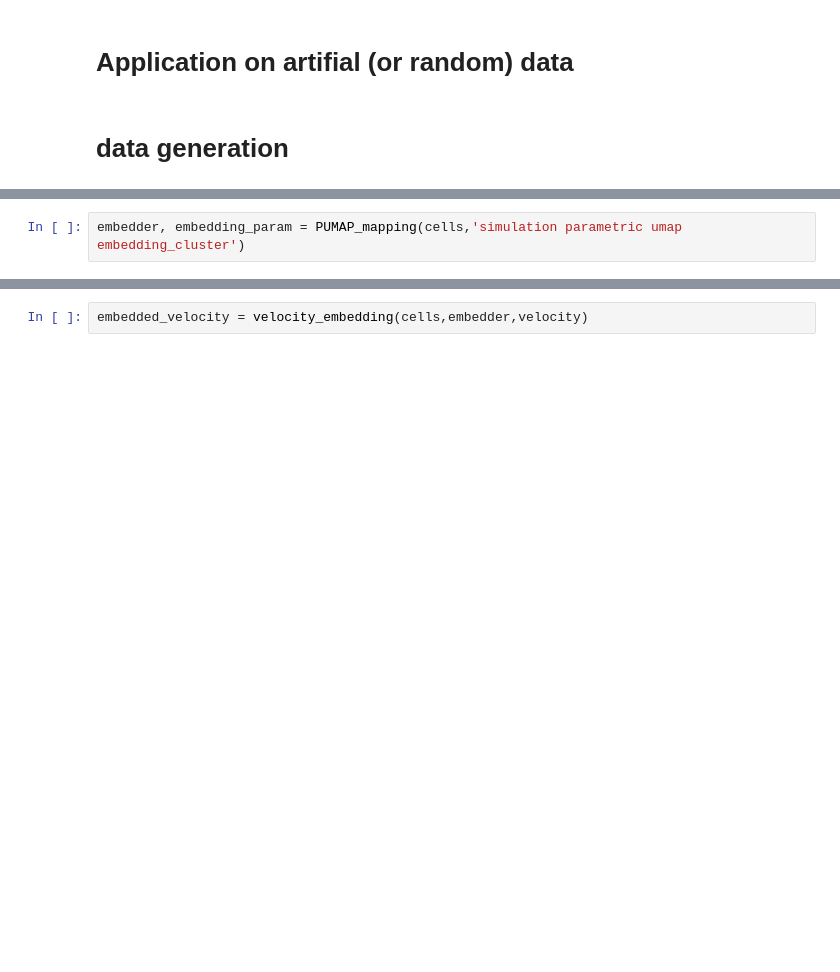
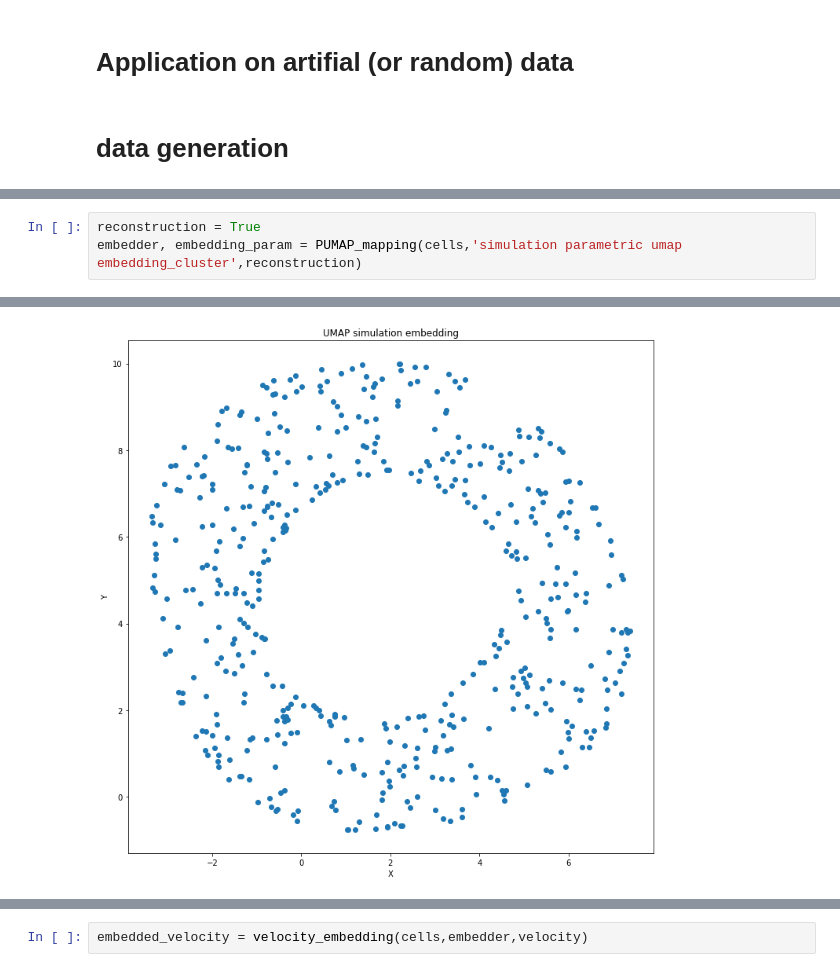
Before and after one commit to jadetherras/bachelor_project, a Jupyter notebook: parametrisation.ipynb, the cells around one changed output, grey strips where cells are left out. Drawn from its saved outputs; the diff is of its cells as text; blank space fills up the shorter version.

```diff
--- a/parametrisation.ipynb
+++ b/parametrisation.ipynb
@@ -466,3 +509,4 @@ embedding = umap_mapping(cells,'simulation UMAP embedding_cluster', )
 # %%
-embedder, embedding_param = PUMAP_mapping(cells,'simulation parametric umap embedding_cluster')
+reconstruction = True
+embedder, embedding_param = PUMAP_mapping(cells,'simulation parametric umap embedding_cluster',reconstruction)
 # %% [output]
@@ -486,0 +538 @@ Epoch 7/10
+[figure, added]
```
Also changed, not shown: parts of 47 cells of this notebook.
